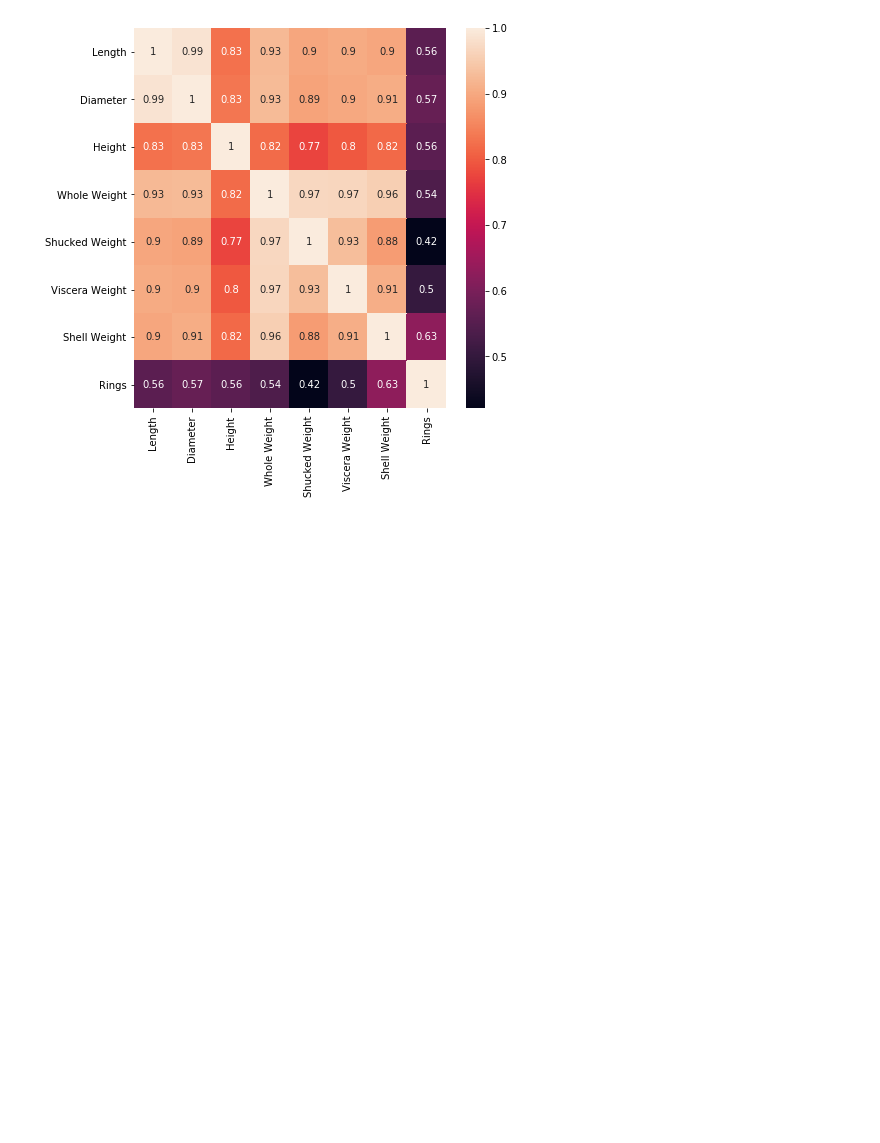
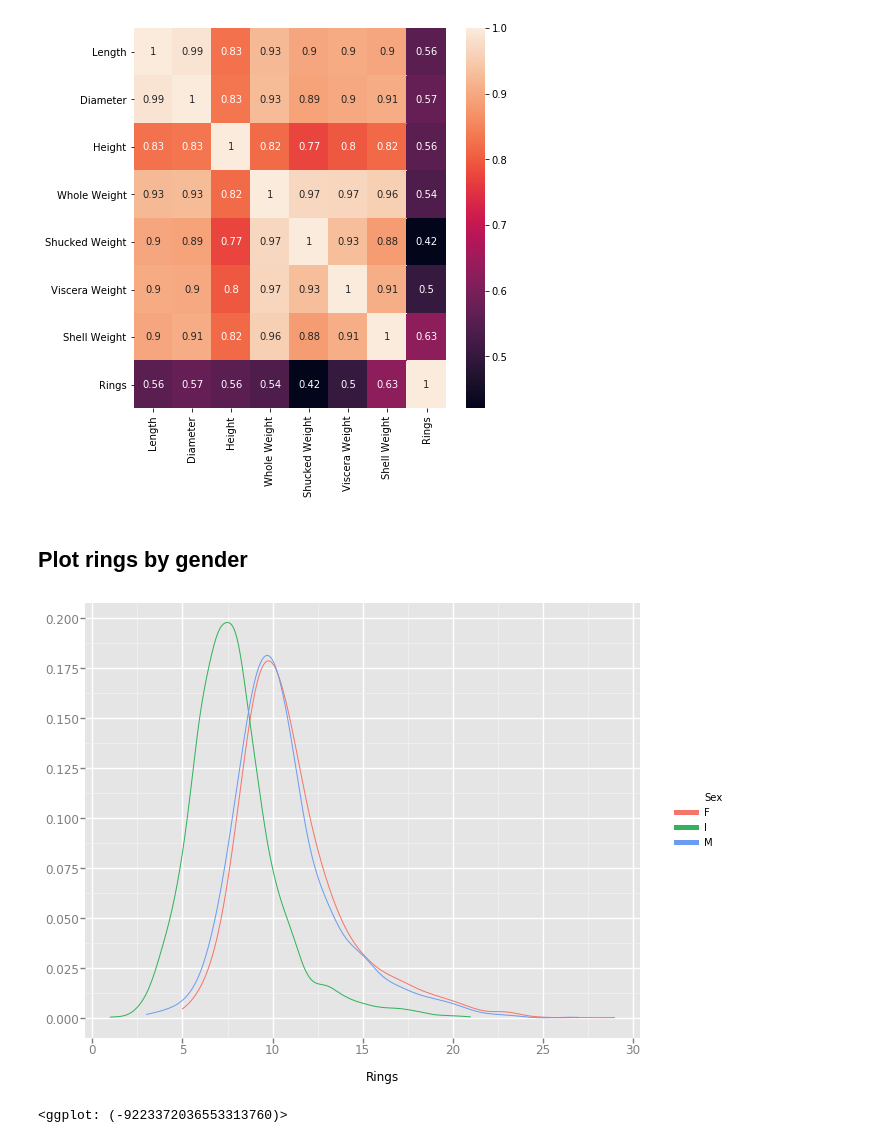
Before and after one commit to noahgift/abalone_gender, a Jupyter notebook: Abalone_Classification.ipynb, the cells around one changed output. Cells and saved outputs as stored; diff of their text form; code cells hidden in the pictures; blank space fills up the shorter version.

Commit message:
adding rings chart

```diff
--- a/Abalone_Classification.ipynb
+++ b/Abalone_Classification.ipynb
@@ -39,3 +39,11 @@ sns.heatmap(corr, annot=True)
 # %% [output]
 <matplotlib.axes._subplots.AxesSubplot at 0x...>
 [figure]
+# %% [markdown]
+## Plot rings by gender
+# %%
+from ggplot import *
+ggplot(abalone_df,aes(x="Rings", color = "Sex")) + geom_density(position = "stack")
+# %% [output]
+[figure, added]
+<ggplot: (-9223372036553313760)>
```
Also changed, not shown: 1 other file.
